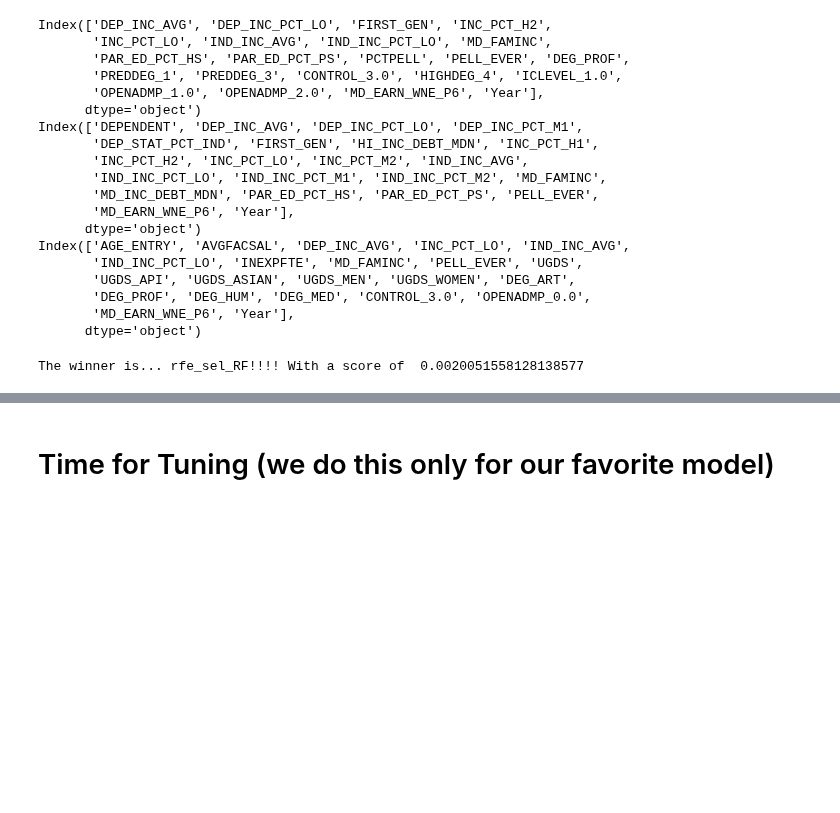
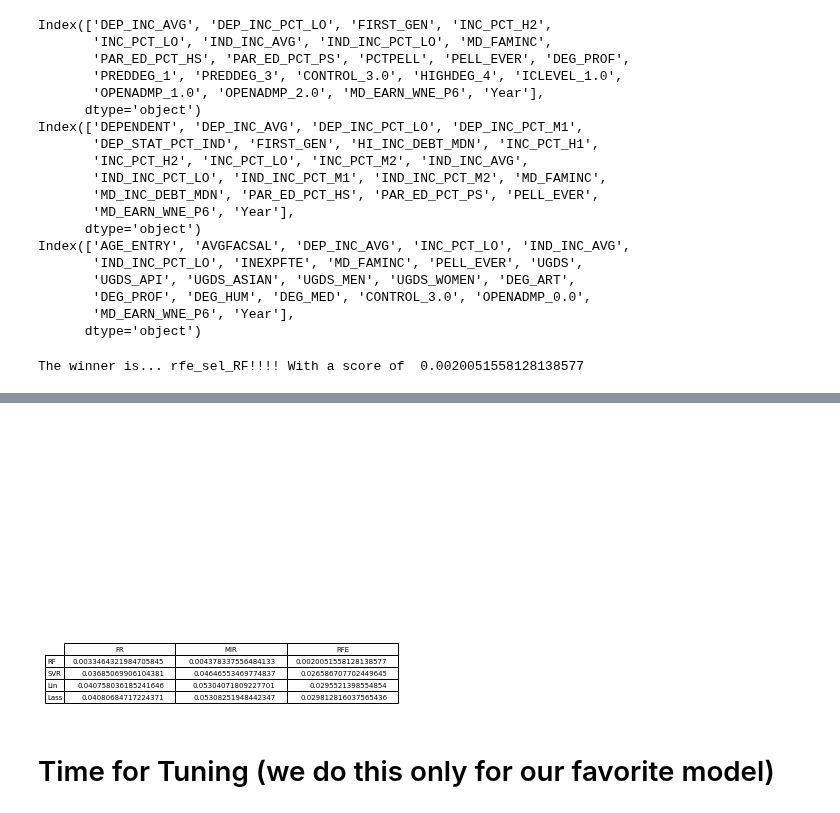
Before and after one commit to jeswan/post-secondary-education, a Jupyter notebook: tuning.ipynb, the cells around one changed output, grey strips where cells are left out. Drawn from its saved outputs; the diff is of its cells as text; code cells hidden in the pictures; blank space fills up the shorter version.

```diff
--- a/tuning.ipynb
+++ b/tuning.ipynb
@@ -256,6 +256,3 @@ for err in errs_dict:
 print('The winner is... '+winner+'!!!! With a score of ', errs_dict[winner])
 # %% [output]
 The winner is... rfe_sel_RF!!!! With a score of  0.0020051558128138577
-# %%
-for i in errs_dict:
-    print(i, errs_dict[i])
@@ -274,0 +261,15 @@ rfe_sel_Lass 0.029812816037565436
+# %%
+chart_dict = {}
+ind = ['FR', 'MIR', 'RFE']
+for i in ind:
+    chart_dict[i] = []
+for e in errs_dict:
+    if 'f_sel' in e:
+        chart_dict['FR'].append(errs_dict[e])
+    if 'mut_sel' in e:
+        chart_dict['MIR'].append(errs_dict[e])
+    if 'rfe_sel' in e:
+        chart_dict['RFE'].append(errs_dict[e])
+# %%
+mods = ['RF', 'SVR', 'Lin', 'Lass']
+mse_df = pd.DataFrame(chart_dict, index = mods)
@@ -275,3 +284,17 @@ rfe_sel_Lass 0.029812816037565436
+# %%
+import matplotlib.pyplot as plt
+import pandas as pd
+from pandas.plotting import table # EDIT: see deprecation warnings below
+
+ax = plt.subplot(111, frame_on=False) # no visible frame
+ax.xaxis.set_visible(False)  # hide the x axis
+ax.yaxis.set_visible(False)  # hide the y axis
+
+table(ax, mse_df)  # where df is your data frame
+
+plt.savefig('mse_chart.png', dpi=300, bbox_inches = 'tight')
+# %% [output]
+[figure, added]
 # %% [markdown]
 # Time for Tuning (we do this only for our favorite model)
 # %% [markdown]
```
Also changed, not shown: parts of 6 cells of this notebook.
